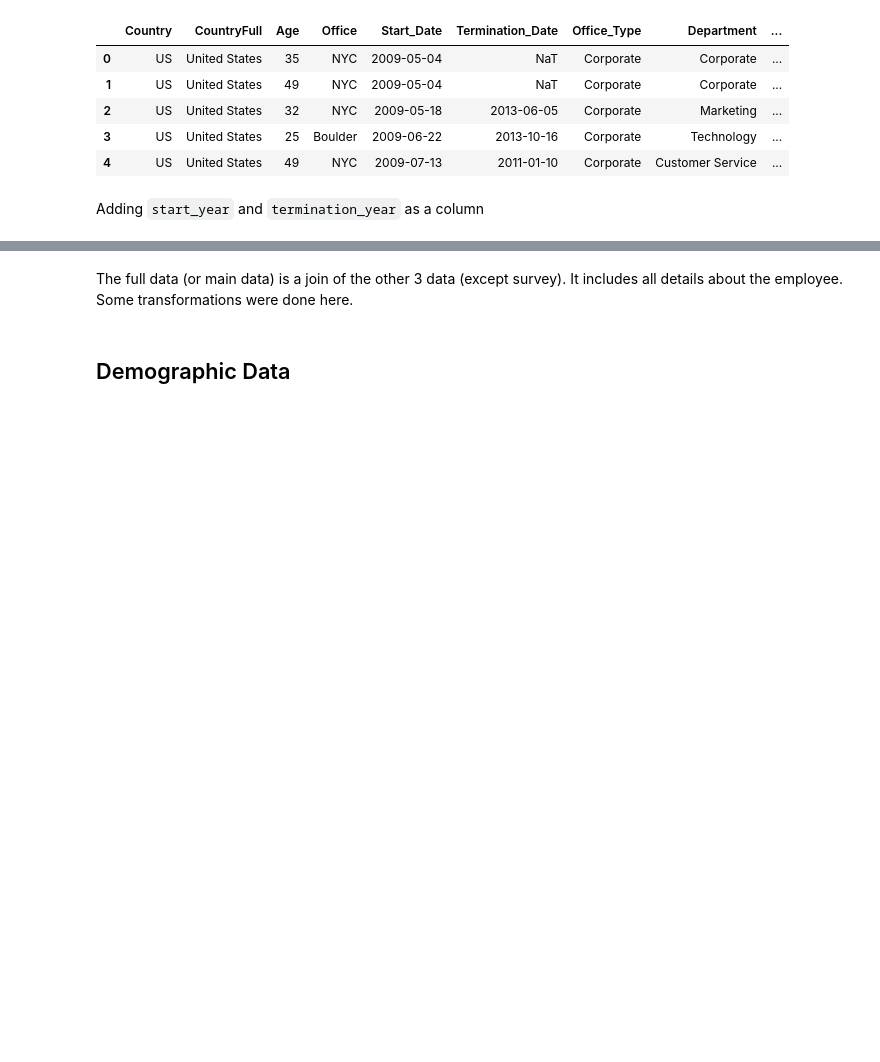
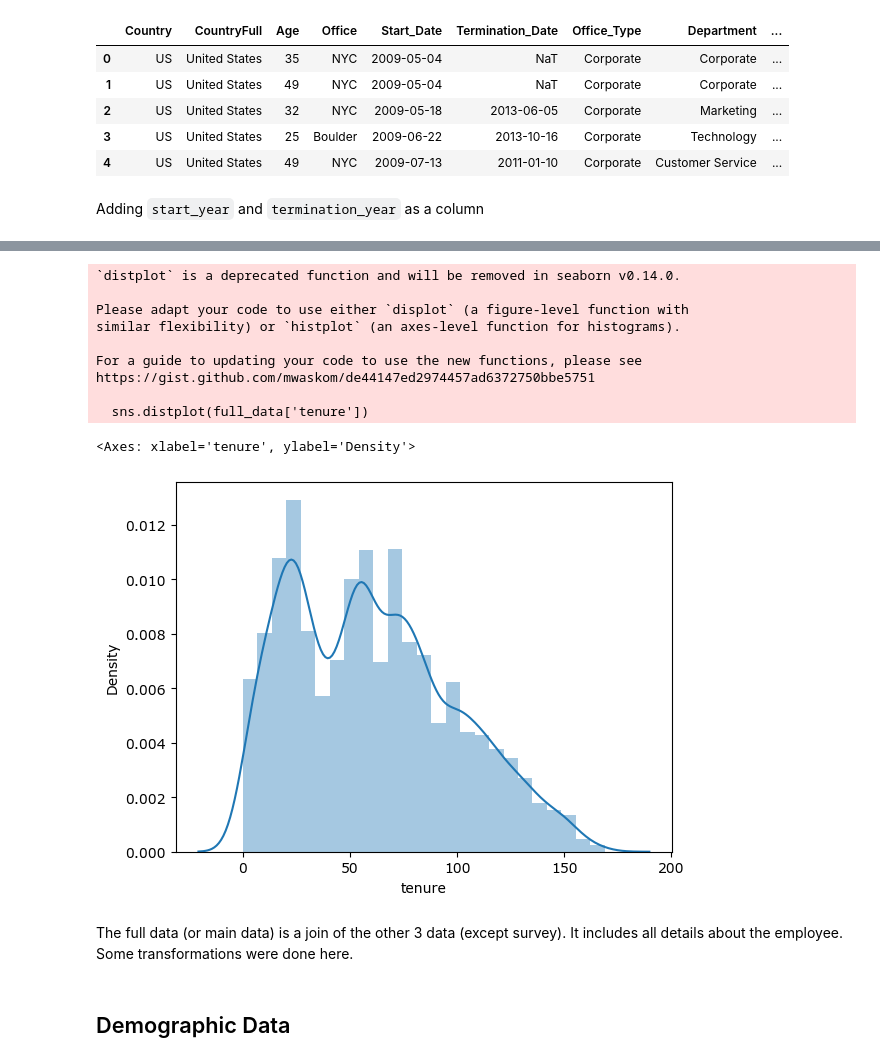
Before and after one commit to BrianLoe/ETL-and-DataViz, a Jupyter notebook: human_resource/HR/ETL phase.ipynb, the cells around one changed output, grey strips where cells are left out. Cells and saved outputs as stored; diff of their text form; code cells hidden in the pictures; blank space fills up the shorter version.

Commit message:
Add tenure in full data

```diff
--- a/human_resource/HR/ETL phase.ipynb
+++ b/human_resource/HR/ETL phase.ipynb
@@ -334,0 +337,5 @@ full_data.tail().iloc[:,12:]
+# %%
+full_data['has_quitted']=None
+full_data['has_quitted'].loc[~full_data['termination_year'].isna()]='Yes'
+full_data['has_quitted'].loc[full_data['termination_year'].isna()]='No'
+full_data.iloc[:, 10:]
@@ -334,0 +384,12 @@ full_data.tail().iloc[:,12:]
+# %%
+full_data['termination_year'].fillna(0, inplace=True)
+full_data = full_data.astype({'start_year':int,'termination_year':int})
+# %%
+from datetime import datetime
+# (currentYear-full_data['Start_Date'].dt.year)*12+(currentMonth-full_data['Start_Date'].dt.month)
+currentYear = int(datetime.today().strftime('%Y'))
+currentMonth = int(datetime.today().strftime('%-m'))
+full_data['tenure']=0
+full_data['tenure'].loc[full_data['has_quitted']=='Yes']=(full_data['termination_year']-full_data['start_year'])*12+(full_data['Termination_Date'].dt.month-full_data['Start_Date'].dt.month)
+full_data['tenure'].loc[full_data['has_quitted']=='No']=(currentYear-full_data['start_year'])*12+(currentMonth-full_data['Start_Date'].dt.month)
+full_data.tail(10).iloc[:,19:]
@@ -335,3 +428,18 @@ full_data.tail().iloc[:,12:]
+# %%
+import seaborn as sns
+sns.distplot(full_data['tenure'])
+# %% [output]
+`distplot` is a deprecated function and will be removed in seaborn v0.14.0.
+
+Please adapt your code to use either `displot` (a figure-level function with
+similar flexibility) or `histplot` (an axes-level function for histograms).
+
+For a guide to updating your code to use the new functions, please see
+https://gist.github.com/mwaskom/de44147ed2974457ad6372750bbe5751
+
+  sns.distplot(full_data['tenure'])
+<Axes: xlabel='tenure', ylabel='Density'>
+[figure, added]
 # %% [markdown]
 The full data (or main data) is a join of the other 3 data (except survey). It includes all details about the employee. Some transformations were done here.
 # %% [markdown]
```
Also changed, not shown: parts of 6 cells of this notebook.
